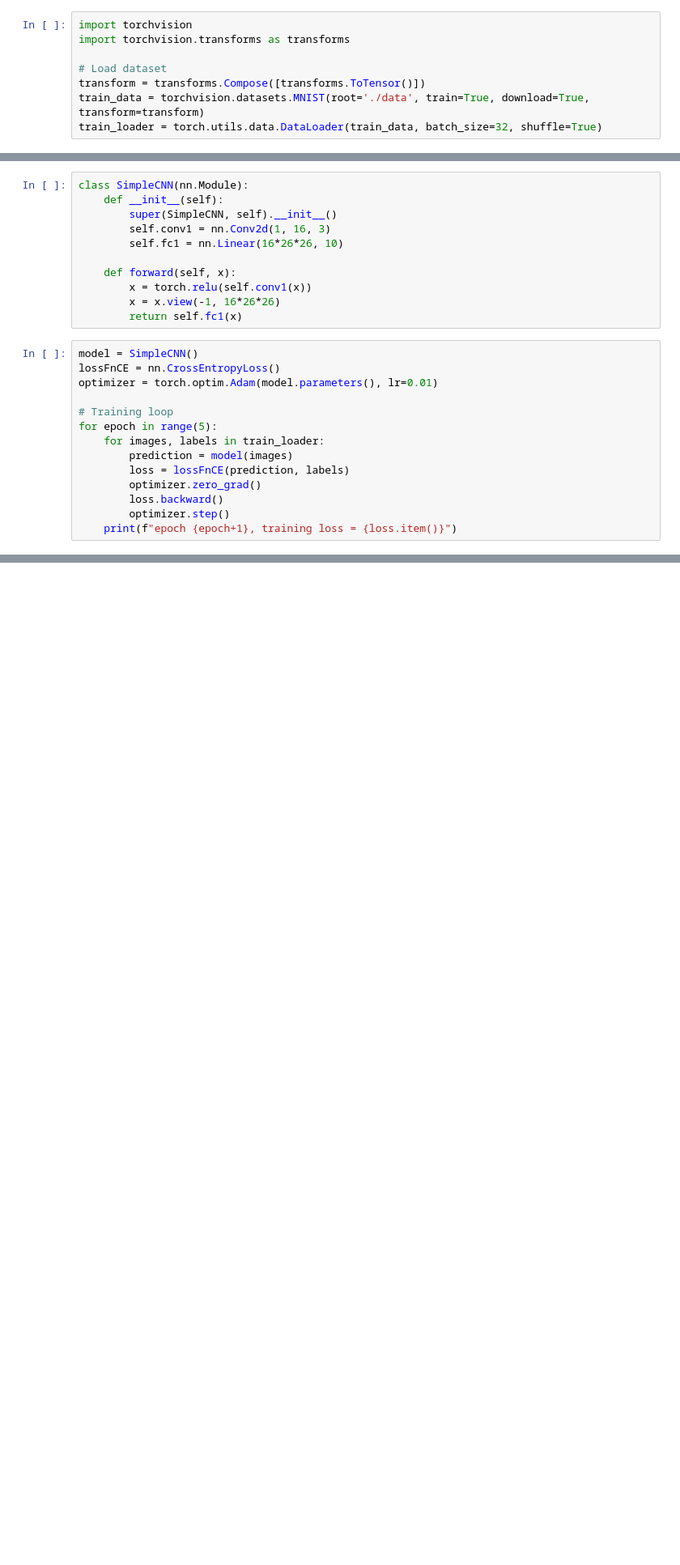
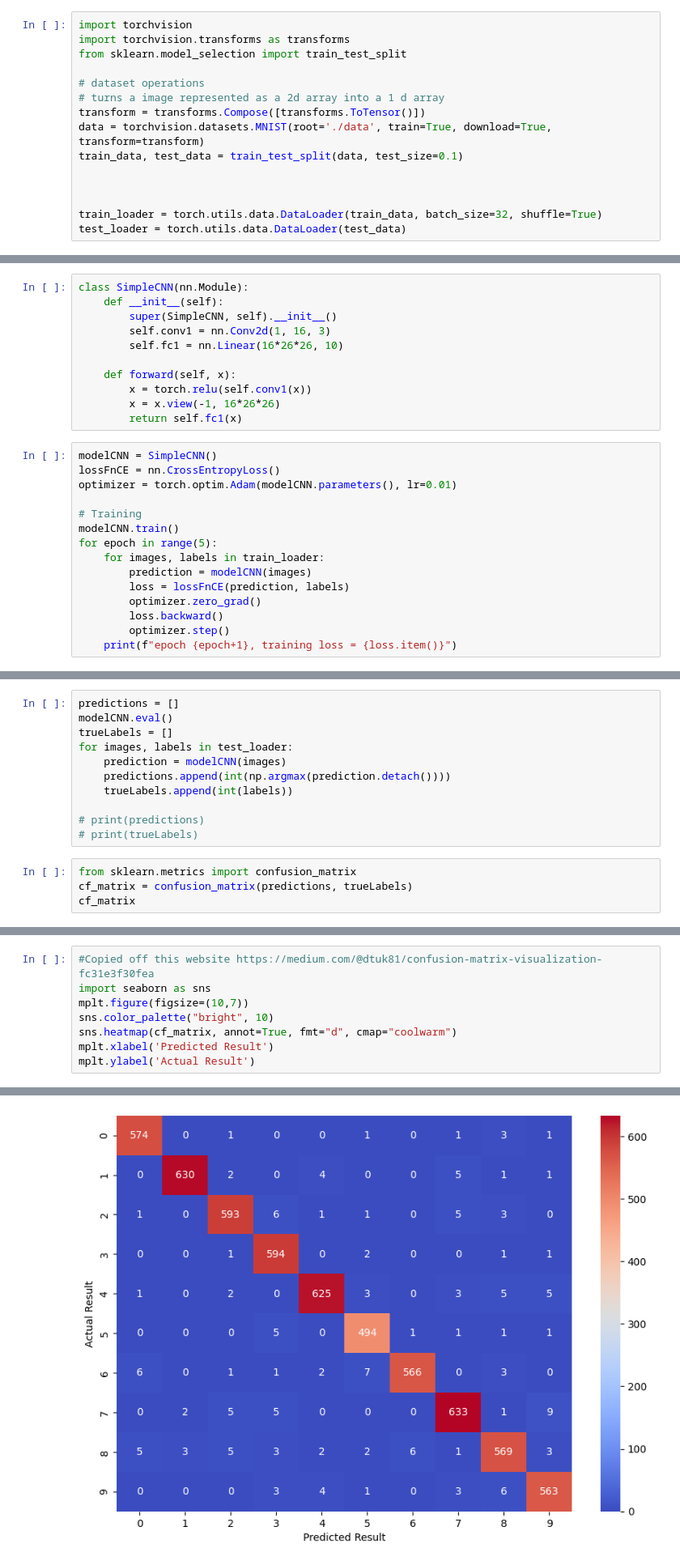
Before and after one commit to nrkraabel/TensorFlow-PytorchDemo, a Jupyter notebook: PytorchDemo.ipynb, the cells around one changed output, grey strips where cells are left out. Shown at 81% size. Drawn from its saved outputs; the diff is of its cells as text; blank space fills up the shorter version.

```diff
--- a/PytorchDemo.ipynb
+++ b/PytorchDemo.ipynb
@@ -109,8 +110,15 @@ Testing loss = 0.0030432736966758966
 # %%
 import torchvision
 import torchvision.transforms as transforms
+from sklearn.model_selection import train_test_split
 
-# Load dataset
+# dataset operations
+# turns a image represented as a 2d array into a 1 d array
 transform = transforms.Compose([transforms.ToTensor()])
-train_data = torchvision.datasets.MNIST(root='./data', train=True, download=True, transform=transform)
+data = torchvision.datasets.MNIST(root='./data', train=True, download=True, transform=transform)
+train_data, test_data = train_test_split(data, test_size=0.1)
+
+
+
 train_loader = torch.utils.data.DataLoader(train_data, batch_size=32, shuffle=True)
+test_loader = torch.utils.data.DataLoader(test_data)
@@ -147,14 +146,15 @@ class SimpleCNN(nn.Module):
         x = x.view(-1, 16*26*26)
         return self.fc1(x)
 # %%
-model = SimpleCNN()
+modelCNN = SimpleCNN()
 lossFnCE = nn.CrossEntropyLoss()
-optimizer = torch.optim.Adam(model.parameters(), lr=0.01)
+optimizer = torch.optim.Adam(modelCNN.parameters(), lr=0.01)
 
-# Training loop
+# Training
+modelCNN.train()
 for epoch in range(5):
     for images, labels in train_loader:
-        prediction = model(images)
+        prediction = modelCNN(images)
         loss = lossFnCE(prediction, labels)
         optimizer.zero_grad()
         loss.backward()
@@ -168,0 +169,15 @@ epoch 4, training loss = 0.017924603074789047
+# %%
+predictions = []
+modelCNN.eval()
+trueLabels = []
+for images, labels in test_loader:
+    prediction = modelCNN(images)
+    predictions.append(int(np.argmax(prediction.detach())))
+    trueLabels.append(int(labels))
+
+# print(predictions)
+# print(trueLabels)
+# %%
+from sklearn.metrics import confusion_matrix
+cf_matrix = confusion_matrix(predictions, trueLabels)
+cf_matrix
@@ -168,0 +195,9 @@ epoch 4, training loss = 0.017924603074789047
+# %%
+#Copied off this website https://medium.com/@dtuk81/confusion-matrix-visualization-fc31e3f30fea
+import seaborn as sns
+mplt.figure(figsize=(10,7))
+sns.color_palette("bright", 10)
+sns.heatmap(cf_matrix, annot=True, fmt="d", cmap="coolwarm")
+mplt.xlabel('Predicted Result')
+mplt.ylabel('Actual Result')
+# %% [output]
@@ -168,0 +205 @@ epoch 4, training loss = 0.017924603074789047
+[figure, added]
```
Also changed, not shown: parts of 10 cells of this notebook, 3 other files.
